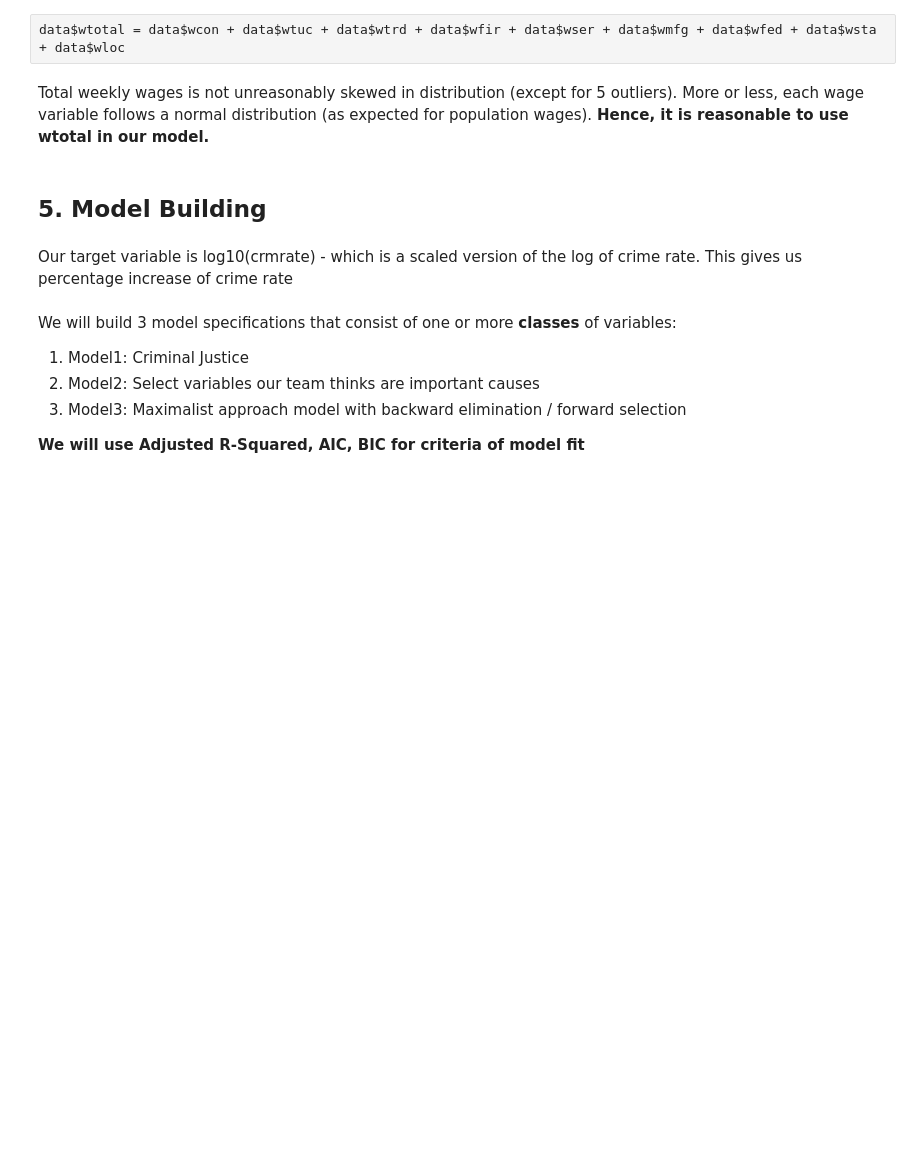
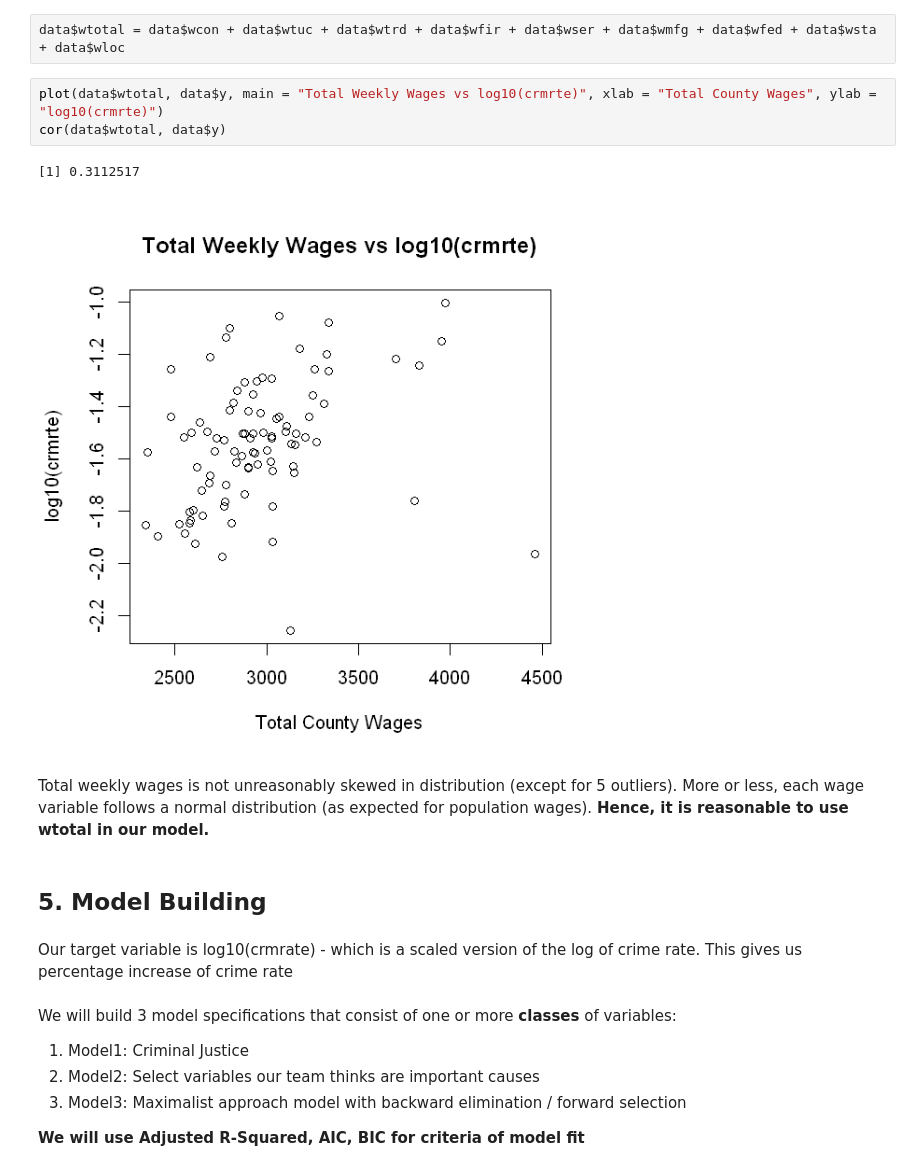
Before and after one commit to abhisha1991/w203_lab3, a Jupyter notebook: w203_lab3.ipynb, the cells around one changed output. Drawn from its saved outputs; the diff is of its cells as text; blank space fills up the shorter version.

```diff
--- a/w203_lab3.ipynb
+++ b/w203_lab3.ipynb
@@ -425,6 +375,12 @@ There are a few caveats with this variable though:
 1. Total average weekly wage in a county, while succinct, may be a controversial variable to include because individual wages are aggregated into a single number and may be hiding the effects of each individual industry. For example, consider wcon, wfir and wmfg variables. If in county1, the values are 100, 200, 300 and in county2, the values are 1, 2, 597. wtotal is the same for both counties, however, the breakdown shows that the workforce in county2 is on average poorer than county1, and thus susceptible to crime.
 # %%
 data$wtotal = data$wcon + data$wtuc + data$wtrd + data$wfir + data$wser + data$wmfg + data$wfed + data$wsta + data$wloc
+# %%
+plot(data$wtotal, data$y, main = "Total Weekly Wages vs log10(crmrte)", xlab = "Total County Wages", ylab = "log10(crmrte)")
+cor(data$wtotal, data$y)
+# %% [output]
+[1] 0.3112517
+[figure, added]
 # %% [markdown]
 Total weekly wages is not unreasonably skewed in distribution (except for 5 outliers). More or less, each wage variable follows a normal distribution (as expected for population wages). **Hence, it is reasonable to use wtotal in our model.**
 # %% [markdown]
```
Also changed, not shown: parts of 44 cells of this notebook, 1 other file.
